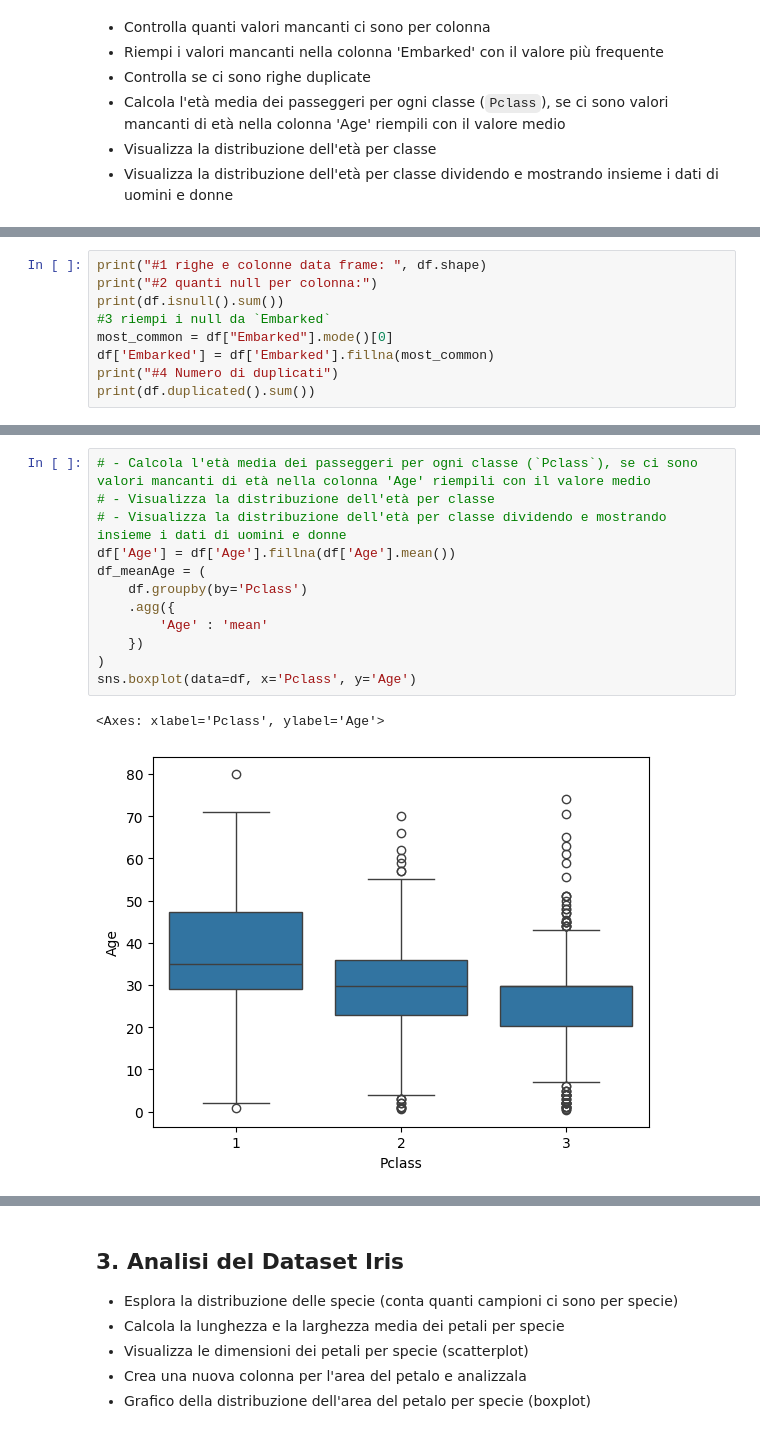
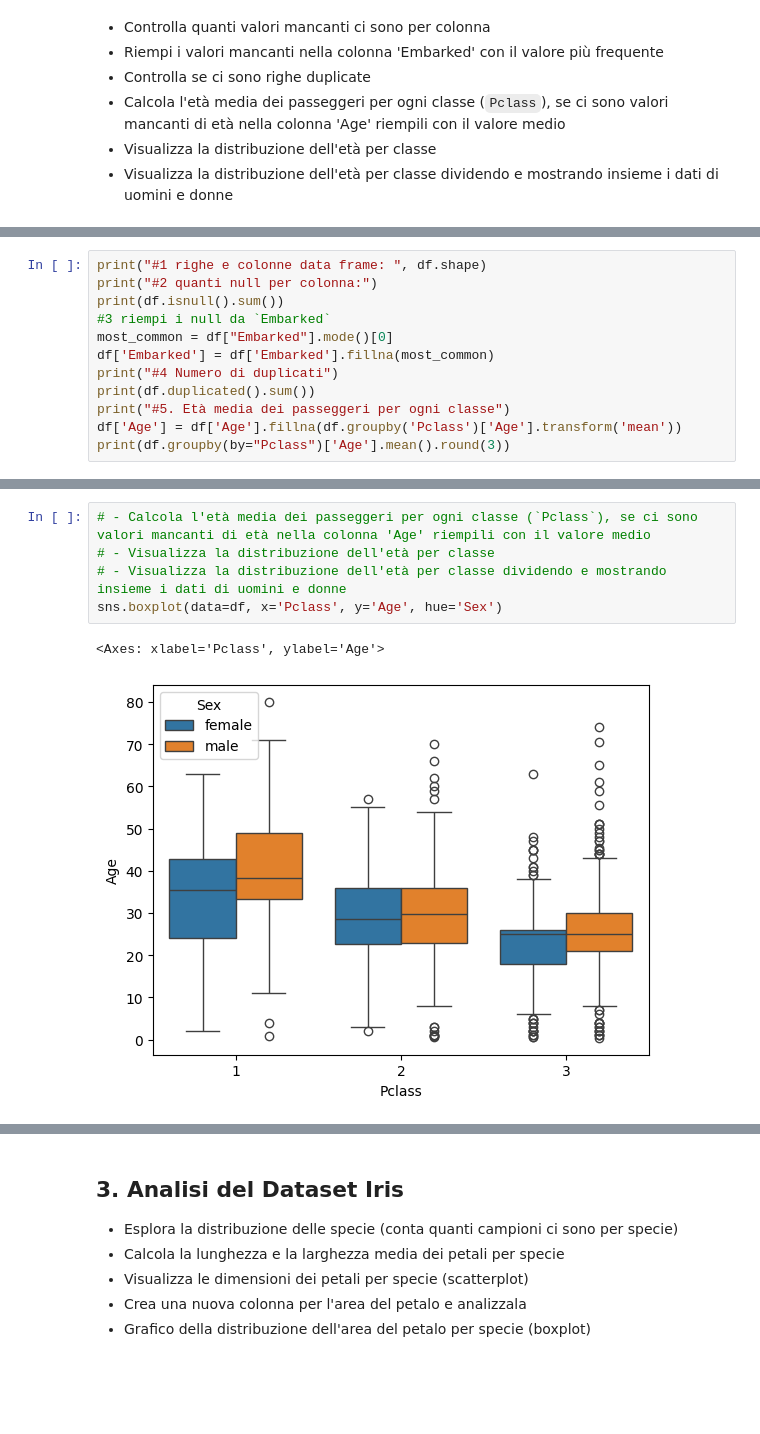
Before and after one commit to marinollilorenzo/programmazione_laboratorio, a Jupyter notebook: lab_2/lezione_5/5.4_Esercizi_lez_5.ipynb, the cells around one changed output, grey strips where cells are left out. Cells and saved outputs as stored; diff of their text form; blank space fills up the shorter version.

```diff
--- a/lab_2/lezione_5/5.4_Esercizi_lez_5.ipynb
+++ b/lab_2/lezione_5/5.4_Esercizi_lez_5.ipynb
@@ -57,4 +57,7 @@ most_common = df["Embarked"].mode()[0]
 df['Embarked'] = df['Embarked'].fillna(most_common)
 print("#4 Numero di duplicati")
 print(df.duplicated().sum())
+print("#5. Età media dei passeggeri per ogni classe")
+df['Age'] = df['Age'].fillna(df.groupby('Pclass')['Age'].transform('mean'))
+print(df.groupby(by="Pclass")['Age'].mean().round(3))
 # %% [output]
@@ -78,15 +100,8 @@ dtype: int64
 # %%
 # - Calcola l'età media dei passeggeri per ogni classe (`Pclass`), se ci sono valori mancanti di età nella colonna 'Age' riempili con il valore medio
 # - Visualizza la distribuzione dell'età per classe
 # - Visualizza la distribuzione dell'età per classe dividendo e mostrando insieme i dati di uomini e donne
-df['Age'] = df['Age'].fillna(df['Age'].mean())
-df_meanAge = (
-    df.groupby(by='Pclass')
-    .agg({
-        'Age' : 'mean'
-    })
-)
-sns.boxplot(data=df, x='Pclass', y='Age')
+sns.boxplot(data=df, x='Pclass', y='Age', hue='Sex')
 # %% [output]
 <Axes: xlabel='Pclass', ylabel='Age'>
-[figure, old version]
+[figure, new version]
```
Also changed, not shown: parts of 10 cells of this notebook.
